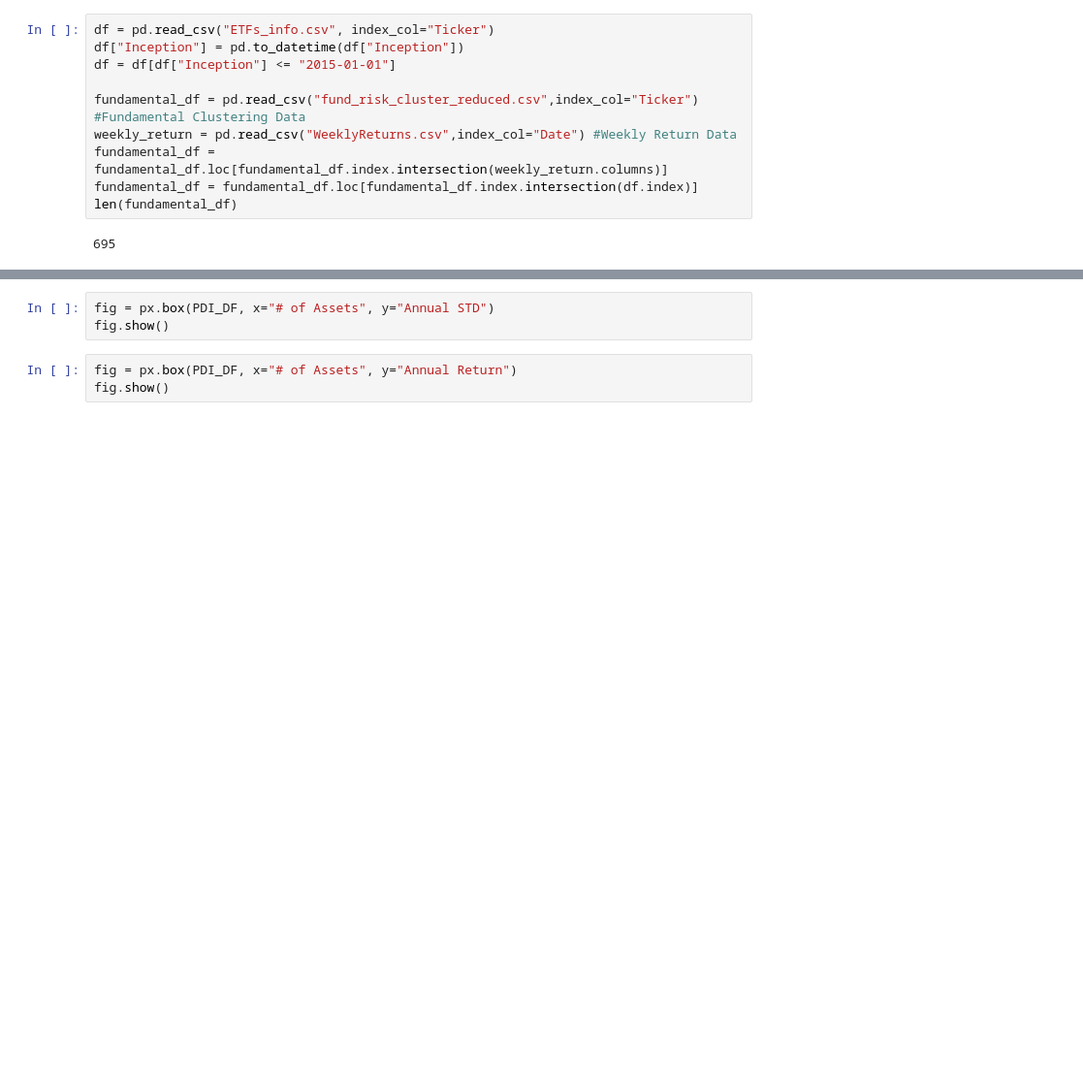
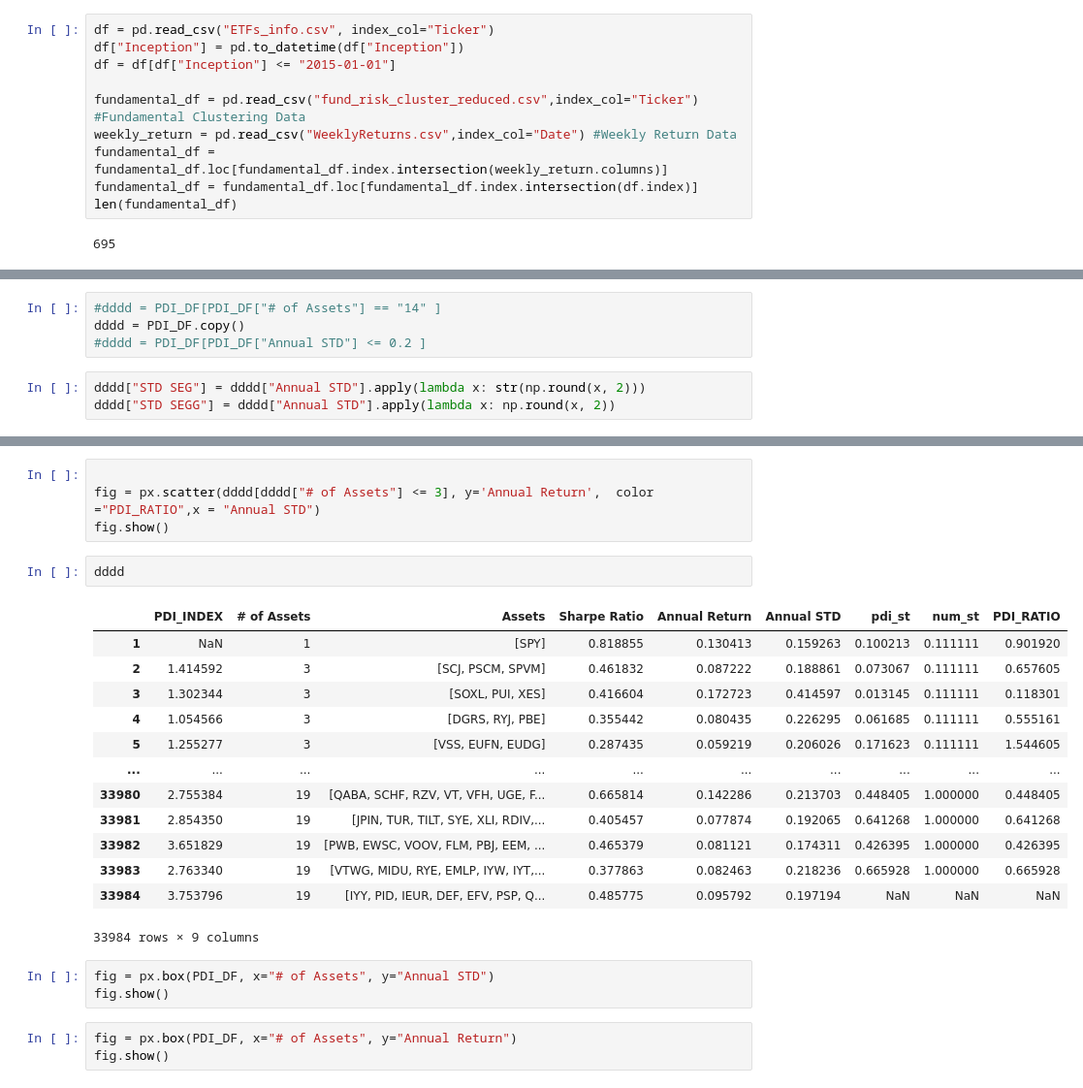
Before and after one commit to alexandgg/Streamlit-app, a Jupyter notebook: etf.ipynb, the cells around one changed output, grey strips where cells are left out. Shown at 97% size. Saved outputs shown, nothing was run; the diff lists cells and outputs as text; blank space fills up the shorter version.

```diff
--- a/etf.ipynb
+++ b/etf.ipynb
@@ -111,0 +135,7 @@ PDI_DF.head()
+# %%
+#dddd = PDI_DF[PDI_DF["# of Assets"] == "14" ]
+dddd = PDI_DF.copy()
+#dddd = PDI_DF[PDI_DF["Annual STD"] <= 0.2 ]
+# %%
+dddd["STD SEG"] = dddd["Annual STD"].apply(lambda x: str(np.round(x, 2)))
+dddd["STD SEGG"] = dddd["Annual STD"].apply(lambda x: np.round(x, 2))
@@ -115,3 +280,23 @@ fig.show()
+# %%
+
+fig = px.scatter(dddd[dddd["# of Assets"] <= 3], y='Annual Return',  color ="PDI_RATIO",x = "Annual STD")
+fig.show()
+# %%
+dddd
+# %% [output]
+|  | PDI_INDEX | # of Assets | Assets | Sharpe Ratio | Annual Return | Annual STD | pdi_st | num_st | PDI_RATIO |
+| 1 | NaN | 1 | [SPY] | 0.818855 | 0.130413 | 0.159263 | 0.100213 | 0.111111 | 0.901920 |
+| 2 | 1.414592 | 3 | [SCJ, PSCM, SPVM] | 0.461832 | 0.087222 | 0.188861 | 0.073067 | 0.111111 | 0.657605 |
+| 3 | 1.302344 | 3 | [SOXL, PUI, XES] | 0.416604 | 0.172723 | 0.414597 | 0.013145 | 0.111111 | 0.118301 |
+| 4 | 1.054566 | 3 | [DGRS, RYJ, PBE] | 0.355442 | 0.080435 | 0.226295 | 0.061685 | 0.111111 | 0.555161 |
+| 5 | 1.255277 | 3 | [VSS, EUFN, EUDG] | 0.287435 | 0.059219 | 0.206026 | 0.171623 | 0.111111 | 1.544605 |
+| ... | ... | ... | ... | ... | ... | ... | ... | ... | ... |
+| 33980 | 2.755384 | 19 | [QABA, SCHF, RZV, VT, VFH, UGE, F... | 0.665814 | 0.142286 | 0.213703 | 0.448405 | 1.000000 | 0.448405 |
+| 33981 | 2.854350 | 19 | [JPIN, TUR, TILT, SYE, XLI, RDIV,... | 0.405457 | 0.077874 | 0.192065 | 0.641268 | 1.000000 | 0.641268 |
+| 33982 | 3.651829 | 19 | [PWB, EWSC, VOOV, FLM, PBJ, EEM, ... | 0.465379 | 0.081121 | 0.174311 | 0.426395 | 1.000000 | 0.426395 |
+| 33983 | 2.763340 | 19 | [VTWG, MIDU, RYE, EMLP, IYW, IYT,... | 0.377863 | 0.082463 | 0.218236 | 0.665928 | 1.000000 | 0.665928 |
+| 33984 | 3.753796 | 19 | [IYY, PID, IEUR, DEF, EFV, PSP, Q... | 0.485775 | 0.095792 | 0.197194 | NaN | NaN | NaN |
+33984 rows × 9 columns
 # %%
 fig = px.box(PDI_DF, x="# of Assets", y="Annual STD")
 fig.show()
```
Also changed, not shown: parts of 26 cells of this notebook, 4 other files.
